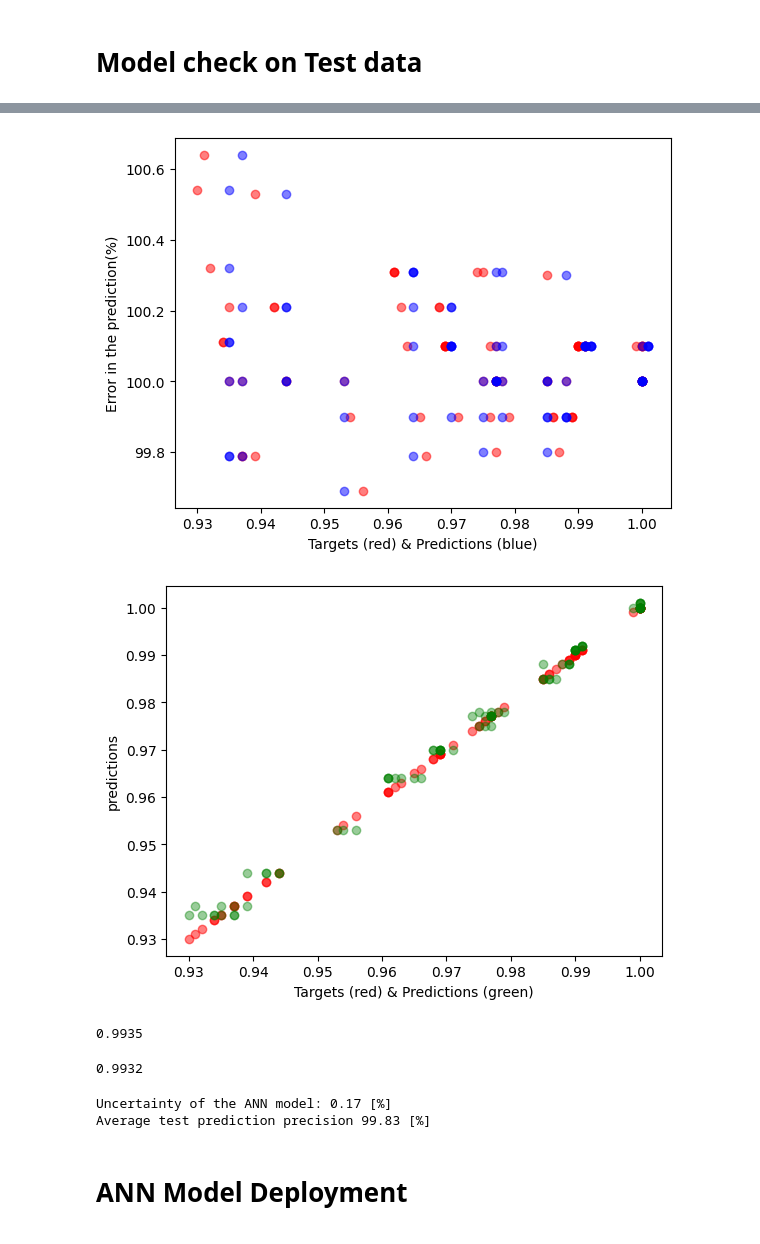
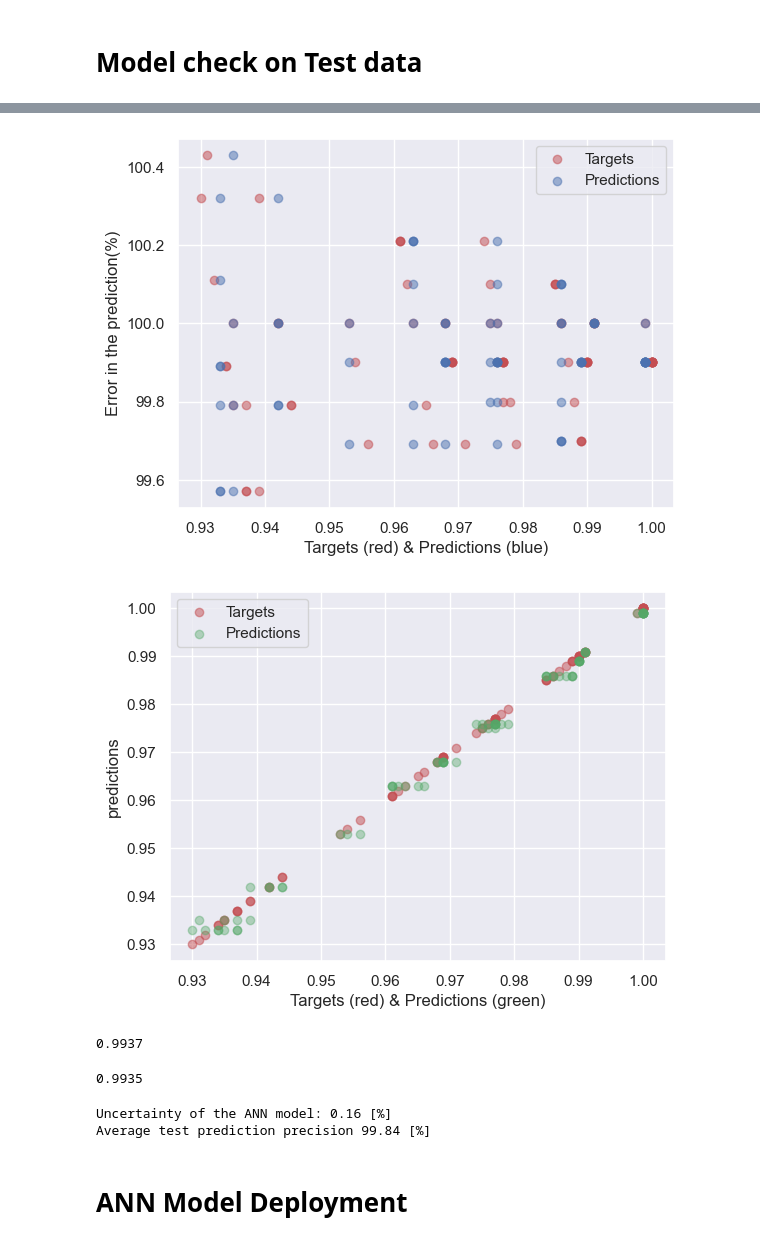
Before and after one commit to nirmalparmarphd/microDSC_error_prediction_ANN, a Jupyter notebook: ann_dsc_error_prediction.ipynb, the cells around one changed output, grey strips where cells are left out. Cells and saved outputs as stored; diff of their text form; code cells hidden in the pictures.

Commit message:
ann model retrained

```diff
--- a/ann_dsc_error_prediction.ipynb
+++ b/ann_dsc_error_prediction.ipynb
@@ -4,3 +4,6 @@
 import numpy as np
 import pandas as pd
 import tensorflow as tf
+import matplotlib.pyplot as plt
+import seaborn as sns
+sns.set()
@@ -38,9 +33,9 @@ hidden_layer_3_size = 10
 
 model = tf.keras.Sequential([
     tf.keras.layers.Dense(input_size),
-    tf.keras.layers.Dense(hidden_layer_1_size, activation='relu'),
-    tf.keras.layers.Dense(hidden_layer_2_size, activation='relu'),
-    tf.keras.layers.Dense(hidden_layer_3_size, activation='relu'),
+    tf.keras.layers.Dense(hidden_layer_1_size, activation='relu', kernel_initializer='he_normal'),
+    tf.keras.layers.Dense(hidden_layer_2_size, activation='relu', kernel_initializer='he_normal'),
+    tf.keras.layers.Dense(hidden_layer_3_size, activation='relu', kernel_initializer='he_normal'),
     tf.keras.layers.Dense(output_size, activation='linear')
 ])
 # %% [output]
@@ -56,7 +51,7 @@ model.compile(optimizer, loss=tf.keras.losses.MeanSquaredError(),metrics=[tf.ker
 # %%
 # Training
 BATCH_SIZE = 1
-MAX_EPOCHS = 1000
+MAX_EPOCHS = 500
 early_stopping = tf.keras.callbacks.EarlyStopping(patience=2)
 # %%
 # fit the model
@@ -153,29 +148,31 @@ result
 80 rows × 3 columns
 # %%
 import matplotlib.pyplot as plt
-plt.scatter(result['Target-St(%)'], result['Pred-Accu-St(%)'], alpha=0.5, color='r')
-plt.scatter(result['Prediction-St(%)'], result['Pred-Accu-St(%)'],alpha=0.5, color='b')
+plt.scatter(result['Target-St(%)'], result['Pred-Accu-St(%)'], alpha=0.5, color='r', label='Targets')
+plt.scatter(result['Prediction-St(%)'], result['Pred-Accu-St(%)'],alpha=0.5, color='b', label='Predictions')
 plt.ylabel('Error in the prediction(%)')
 plt.xlabel('Targets (red) & Predictions (blue)')
+plt.legend()
 plt.savefig('pred1.png')
 # %% [output]
-[figure, old version]
+[figure, new version]
 # %%
-plt.scatter(result['Target-St(%)'], result['Target-St(%)'], alpha=0.5, color='r')
-plt.scatter(result['Target-St(%)'], result['Prediction-St(%)'], alpha=0.4, color='g')
+plt.scatter(result['Target-St(%)'], result['Target-St(%)'], alpha=0.5, color='r', label='Targets')
+plt.scatter(result['Target-St(%)'], result['Prediction-St(%)'], alpha=0.4, color='g', label='Predictions')
 
 plt.ylabel('predictions')
 plt.xlabel('Targets (red) & Predictions (green)')
+plt.legend()
 plt.savefig('pred2.png')
 # %% [output]
-[figure, old version]
+[figure, new version]
 # %%
 # estimation of R2 score
 from sklearn.metrics import r2_score
 r2_score_test = r2_score(test_targets, prediction)
 np.round(r2_score_test,4)
 # %% [output]
-0.9935
+0.9937
 # %%
 # estimation of adjusted R2 score
 n = np.size(test_targets)
@@ -183,7 +180,7 @@ k = 3 # number of features
 adj_r2_score = 1 - (((1-r2_score_test)*(n-1))/((n-k-1)))
 np.round(adj_r2_score,4)
 # %% [output]
-0.9932
+0.9935
 # %%
 mean_pred = pred_accu.mean()
 std_pred = pred_accu.std()
@@ -191,8 +188,8 @@ uncertainty_model = std_pred
 print("Uncertainty of the ANN model:", np.round(uncertainty_model[0],2), '[%]')
 print("Average test prediction precision", np.round(100 - uncertainty_model[0],2), '[%]')
 # %% [output]
-Uncertainty of the ANN model: 0.17 [%]
-Average test prediction precision 99.83 [%]
+Uncertainty of the ANN model: 0.16 [%]
+Average test prediction precision 99.84 [%]
 # %% [markdown]
 # ANN Model Deployment
 # %% [markdown]
```
Also changed, not shown: parts of 7 cells of this notebook, 5 other files.
